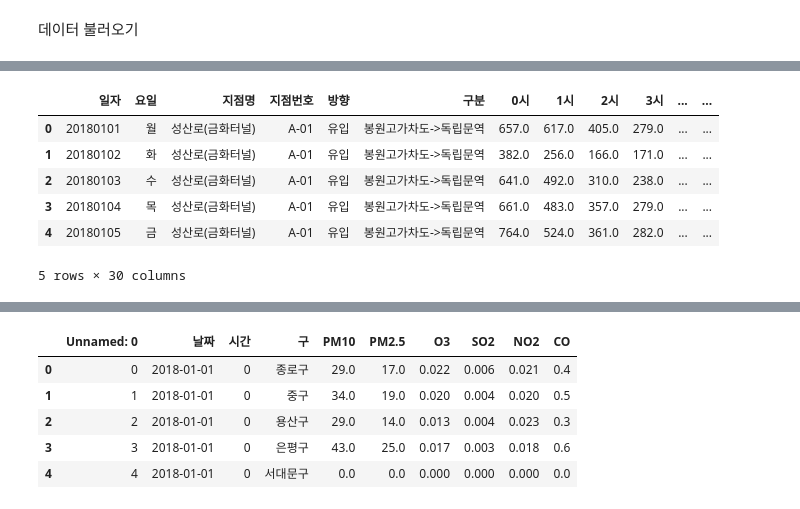
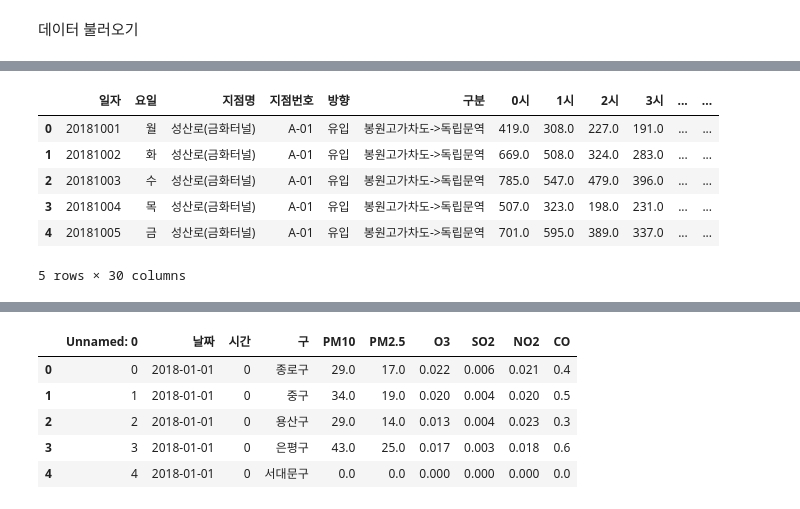
Before and after one commit to je0nh/yd3-MLOps_pj, a Jupyter notebook: ML.ipynb, the cells around one changed output, grey strips where cells are left out. Cells and saved outputs as stored; diff of their text form; code cells hidden in the pictures.

Commit message:
1년치 교통량 데이터 모두 불러오기 및 병합 중

```diff
--- a/ML.ipynb
+++ b/ML.ipynb
@@ -25,0 +21,14 @@ df_air = pd.read_csv('C:/Users/jeong bok/Documents/cse101/team9PJ/mlops-team9/da
+# %%
+# data 폴더에 있는 모든 csv 파일을 읽어오기 위해 glob을 사용합니다.
+from glob import glob
+
+file_paths = sorted(glob('C:/Users/jeong bok/Documents/cse101/team9PJ/mlops-team9/data/*.xlsx', key=lambda x: int(''.join(filter(str.isdigit, x)))))
+# csv 목록 불러오기
+total = pd.DataFrame()
+for file_path in file_paths:
+    temp = pd.read_excel(file_path,sheet_name=1)
+    total = pd.concat([total,temp])
+
+
+# 모든 csv 병합하기
+total
@@ -26,10 +49,10 @@ df_air = pd.read_csv('C:/Users/jeong bok/Documents/cse101/team9PJ/mlops-team9/da
 # %%
-df_tr.head(5)
+total.head(5)
 # %% [output]
 |  | 일자 | 요일 | 지점명 | 지점번호 | 방향 | 구분 | 0시 | 1시 | 2시 | 3시 | ... | ... |
-| 0 | 20180101 | 월 | 성산로(금화터널) | A-01 | 유입 | 봉원고가차도->독립문역 | 657.0 | 617.0 | 405.0 | 279.0 | ... | ... |
-| 1 | 20180102 | 화 | 성산로(금화터널) | A-01 | 유입 | 봉원고가차도->독립문역 | 382.0 | 256.0 | 166.0 | 171.0 | ... | ... |
-| 2 | 20180103 | 수 | 성산로(금화터널) | A-01 | 유입 | 봉원고가차도->독립문역 | 641.0 | 492.0 | 310.0 | 238.0 | ... | ... |
-| 3 | 20180104 | 목 | 성산로(금화터널) | A-01 | 유입 | 봉원고가차도->독립문역 | 661.0 | 483.0 | 357.0 | 279.0 | ... | ... |
-| 4 | 20180105 | 금 | 성산로(금화터널) | A-01 | 유입 | 봉원고가차도->독립문역 | 764.0 | 524.0 | 361.0 | 282.0 | ... | ... |
+| 0 | 20181001 | 월 | 성산로(금화터널) | A-01 | 유입 | 봉원고가차도->독립문역 | 419.0 | 308.0 | 227.0 | 191.0 | ... | ... |
+| 1 | 20181002 | 화 | 성산로(금화터널) | A-01 | 유입 | 봉원고가차도->독립문역 | 669.0 | 508.0 | 324.0 | 283.0 | ... | ... |
+| 2 | 20181003 | 수 | 성산로(금화터널) | A-01 | 유입 | 봉원고가차도->독립문역 | 785.0 | 547.0 | 479.0 | 396.0 | ... | ... |
+| 3 | 20181004 | 목 | 성산로(금화터널) | A-01 | 유입 | 봉원고가차도->독립문역 | 507.0 | 323.0 | 198.0 | 231.0 | ... | ... |
+| 4 | 20181005 | 금 | 성산로(금화터널) | A-01 | 유입 | 봉원고가차도->독립문역 | 701.0 | 595.0 | 389.0 | 337.0 | ... | ... |
 5 rows × 30 columns
```
Also changed, not shown: parts of 33 cells of this notebook, 10 other files.
